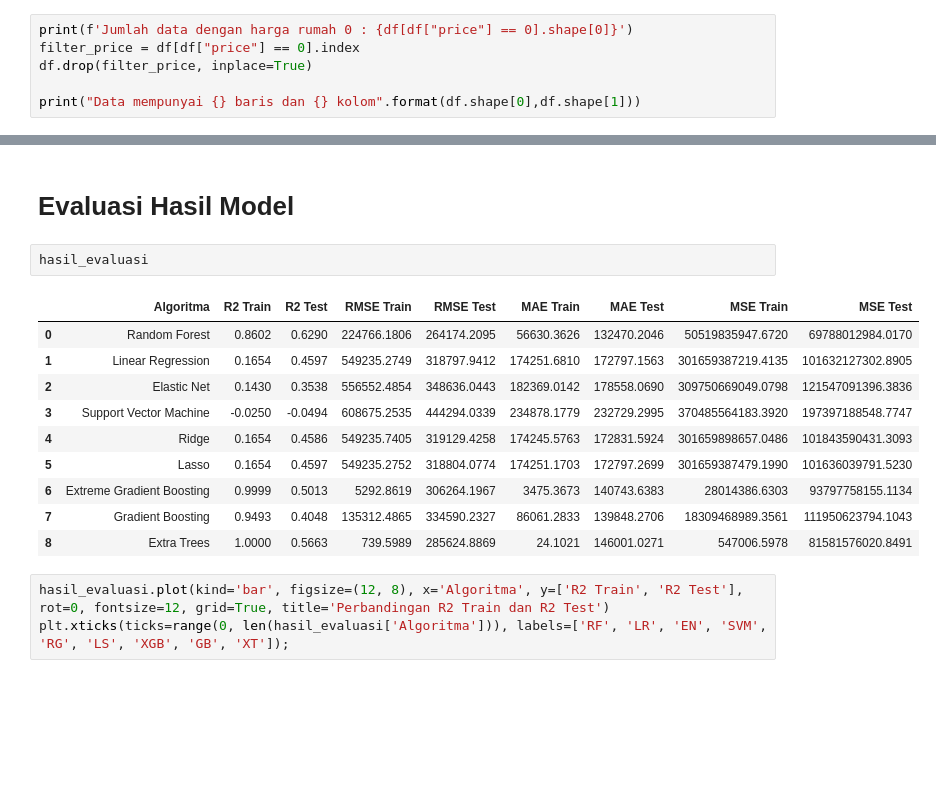
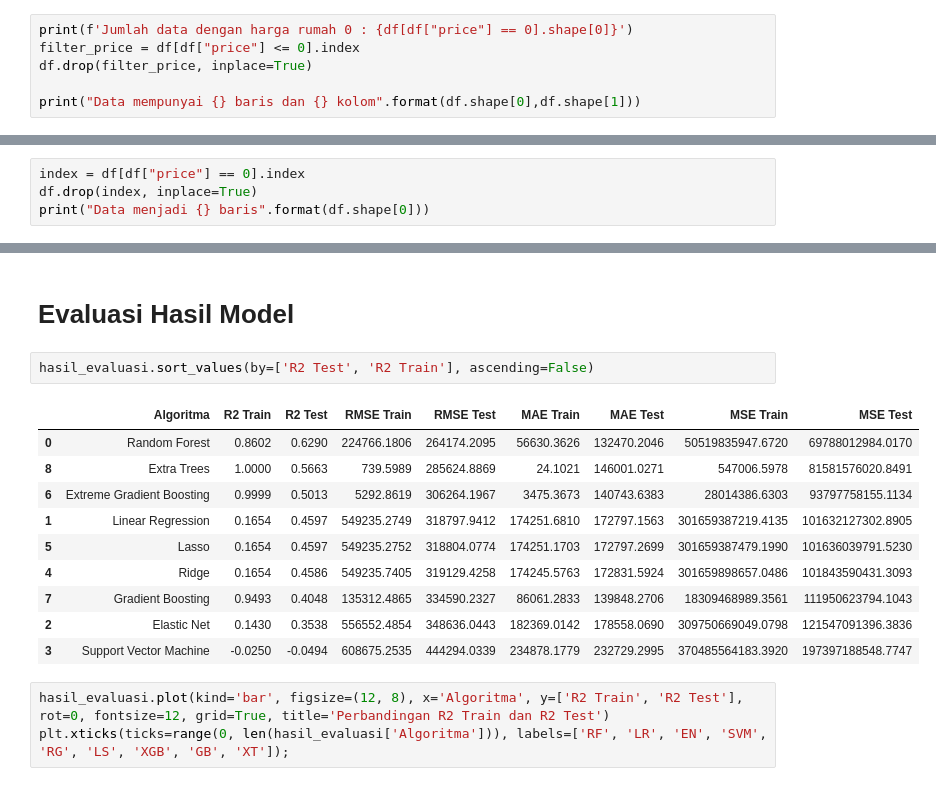
Before and after one commit to raihankemmy/Data_Science_Project, a Jupyter notebook: Regresi/House Price Prediction/code.ipynb, the cells around one changed output, grey strips where cells are left out. Drawn from its saved outputs; the diff is of its cells as text; blank space fills up the shorter version.

```diff
--- a/Regresi/House Price Prediction/code.ipynb
+++ b/Regresi/House Price Prediction/code.ipynb
@@ -202,7 +204,7 @@ df[kategorik].describe().T
 | country | 4600 | 1 | USA | 4600 |
 # %%
 print(f'Jumlah data dengan harga rumah 0 : {df[df["price"] == 0].shape[0]}')
-filter_price = df[df["price"] == 0].index
+filter_price = df[df["price"] <= 0].index
 df.drop(filter_price, inplace=True)
 
 print("Data mempunyai {} baris dan {} kolom".format(df.shape[0],df.shape[1]))
@@ -211,0 +216,4 @@ Data mempunyai 4551 baris dan 18 kolom
+# %%
+index = df[df["price"] == 0].index
+df.drop(index, inplace=True)
+print("Data menjadi {} baris".format(df.shape[0]))
@@ -1403,19 +1459,19 @@ Data Aktual   : [462000.0]
 Data Prediksi : [462000.]
 # %% [markdown]
 # Evaluasi Hasil Model
-# %%
-hasil_evaluasi
-# %% [output]
-|  | Algoritma | R2 Train | R2 Test | RMSE Train | RMSE Test | MAE Train | MAE Test | MSE Train | MSE Test |
-| 0 | Random Forest | 0.8602 | 0.6290 | 224766.1806 | 264174.2095 | 56630.3626 | 132470.2046 | 50519835947.6720 | 69788012984.0170 |
-| 1 | Linear Regression | 0.1654 | 0.4597 | 549235.2749 | 318797.9412 | 174251.6810 | 172797.1563 | 301659387219.4135 | 101632127302.8905 |
-| 2 | Elastic Net | 0.1430 | 0.3538 | 556552.4854 | 348636.0443 | 182369.0142 | 178558.0690 | 309750669049.0798 | 121547091396.3836 |
-| 3 | Support Vector Machine | -0.0250 | -0.0494 | 608675.2535 | 444294.0339 | 234878.1779 | 232729.2995 | 370485564183.3920 | 197397188548.7747 |
-| 4 | Ridge | 0.1654 | 0.4586 | 549235.7405 | 319129.4258 | 174245.5763 | 172831.5924 | 301659898657.0486 | 101843590431.3093 |
-| 5 | Lasso | 0.1654 | 0.4597 | 549235.2752 | 318804.0774 | 174251.1703 | 172797.2699 | 301659387479.1990 | 101636039791.5230 |
-| 6 | Extreme Gradient Boosting | 0.9999 | 0.5013 | 5292.8619 | 306264.1967 | 3475.3673 | 140743.6383 | 28014386.6303 | 93797758155.1134 |
-| 7 | Gradient Boosting | 0.9493 | 0.4048 | 135312.4865 | 334590.2327 | 86061.2833 | 139848.2706 | 18309468989.3561 | 111950623794.1043 |
-| 8 | Extra Trees | 1.0000 | 0.5663 | 739.5989 | 285624.8869 | 24.1021 | 146001.0271 | 547006.5978 | 81581576020.8491 |
+# %%
+hasil_evaluasi.sort_values(by=['R2 Test', 'R2 Train'], ascending=False)
+# %% [output]
+|  | Algoritma | R2 Train | R2 Test | RMSE Train | RMSE Test | MAE Train | MAE Test | MSE Train | MSE Test |
+| 0 | Random Forest | 0.8602 | 0.6290 | 224766.1806 | 264174.2095 | 56630.3626 | 132470.2046 | 50519835947.6720 | 69788012984.0170 |
+| 8 | Extra Trees | 1.0000 | 0.5663 | 739.5989 | 285624.8869 | 24.1021 | 146001.0271 | 547006.5978 | 81581576020.8491 |
+| 6 | Extreme Gradient Boosting | 0.9999 | 0.5013 | 5292.8619 | 306264.1967 | 3475.3673 | 140743.6383 | 28014386.6303 | 93797758155.1134 |
+| 1 | Linear Regression | 0.1654 | 0.4597 | 549235.2749 | 318797.9412 | 174251.6810 | 172797.1563 | 301659387219.4135 | 101632127302.8905 |
+| 5 | Lasso | 0.1654 | 0.4597 | 549235.2752 | 318804.0774 | 174251.1703 | 172797.2699 | 301659387479.1990 | 101636039791.5230 |
+| 4 | Ridge | 0.1654 | 0.4586 | 549235.7405 | 319129.4258 | 174245.5763 | 172831.5924 | 301659898657.0486 | 101843590431.3093 |
+| 7 | Gradient Boosting | 0.9493 | 0.4048 | 135312.4865 | 334590.2327 | 86061.2833 | 139848.2706 | 18309468989.3561 | 111950623794.1043 |
+| 2 | Elastic Net | 0.1430 | 0.3538 | 556552.4854 | 348636.0443 | 182369.0142 | 178558.0690 | 309750669049.0798 | 121547091396.3836 |
+| 3 | Support Vector Machine | -0.0250 | -0.0494 | 608675.2535 | 444294.0339 | 234878.1779 | 232729.2995 | 370485564183.3920 | 197397188548.7747 |
 # %%
 hasil_evaluasi.plot(kind='bar', figsize=(12, 8), x='Algoritma', y=['R2 Train', 'R2 Test'], rot=0, fontsize=12, grid=True, title='Perbandingan R2 Train dan R2 Test')
 plt.xticks(ticks=range(0, len(hasil_evaluasi['Algoritma'])), labels=['RF', 'LR', 'EN', 'SVM', 'RG', 'LS', 'XGB', 'GB', 'XT']);
```
Also changed, not shown: parts of 8 cells of this notebook, 1 other file.
